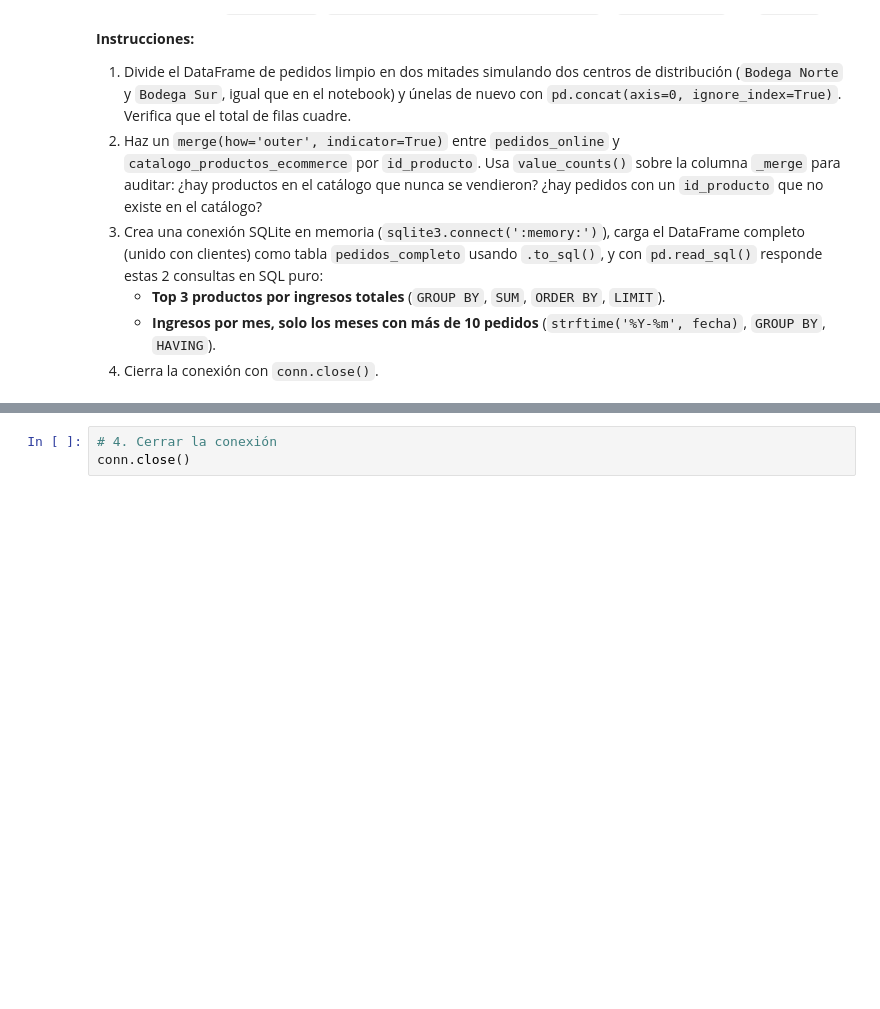
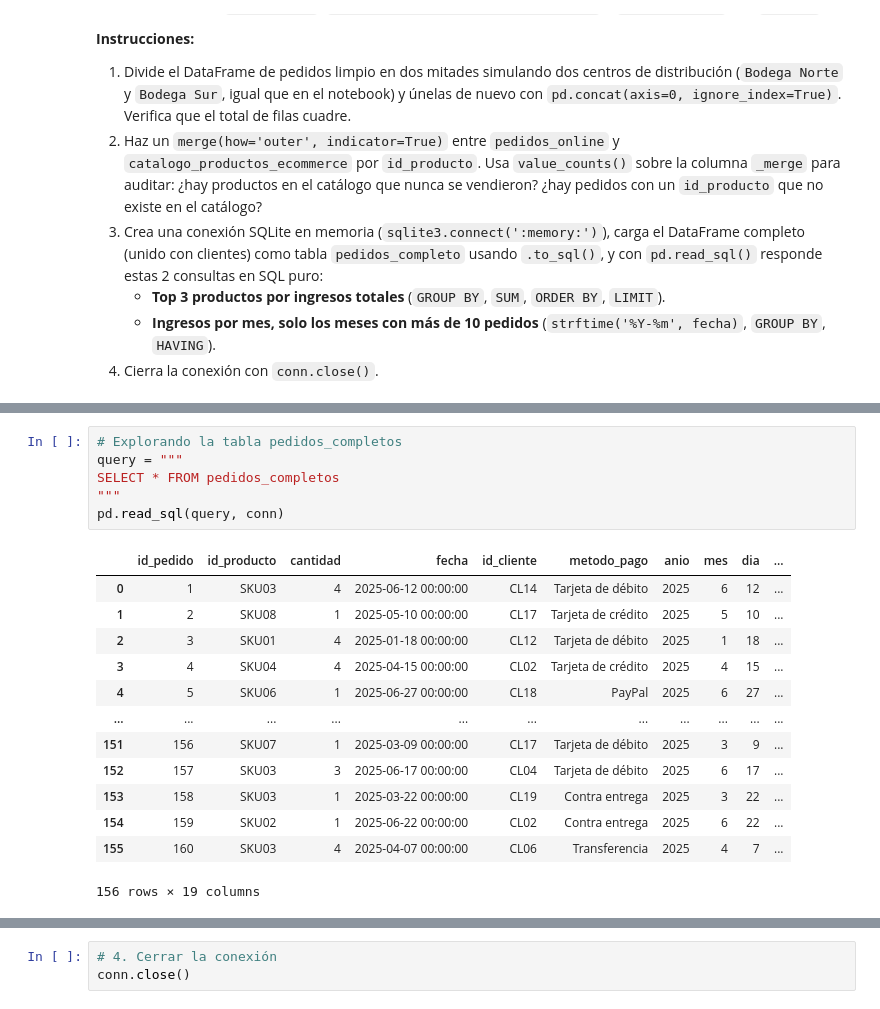
Before and after one commit to AmbarRocio-0127/Data_ScienceIA_Practicas, a Jupyter notebook: 4_Practica_IngenieriaDatos/Ejercicios_Practicos_Pandas.ipynb, the cells around one changed output, grey strips where cells are left out. Drawn from its saved outputs; the diff is of its cells as text; blank space fills up the shorter version.

```diff
--- a/4_Practica_IngenieriaDatos/Ejercicios_Practicos_Pandas.ipynb
+++ b/4_Practica_IngenieriaDatos/Ejercicios_Practicos_Pandas.ipynb
@@ -370,2 +428,22 @@ conn = sqlite3.connect(':memory:')
+# %%
+# Explorando la tabla pedidos_completos
+query = """
+SELECT * FROM pedidos_completos
+"""
+pd.read_sql(query, conn)
+# %% [output]
+|  | id_pedido | id_producto | cantidad | fecha | id_cliente | metodo_pago | anio | mes | dia | ... |
+| 0 | 1 | SKU03 | 4 | 2025-06-12 00:00:00 | CL14 | Tarjeta de débito | 2025 | 6 | 12 | ... |
+| 1 | 2 | SKU08 | 1 | 2025-05-10 00:00:00 | CL17 | Tarjeta de crédito | 2025 | 5 | 10 | ... |
+| 2 | 3 | SKU01 | 4 | 2025-01-18 00:00:00 | CL12 | Tarjeta de débito | 2025 | 1 | 18 | ... |
+| 3 | 4 | SKU04 | 4 | 2025-04-15 00:00:00 | CL02 | Tarjeta de crédito | 2025 | 4 | 15 | ... |
+| 4 | 5 | SKU06 | 1 | 2025-06-27 00:00:00 | CL18 | PayPal | 2025 | 6 | 27 | ... |
+| ... | ... | ... | ... | ... | ... | ... | ... | ... | ... | ... |
+| 151 | 156 | SKU07 | 1 | 2025-03-09 00:00:00 | CL17 | Tarjeta de débito | 2025 | 3 | 9 | ... |
+| 152 | 157 | SKU03 | 3 | 2025-06-17 00:00:00 | CL04 | Tarjeta de débito | 2025 | 6 | 17 | ... |
+| 153 | 158 | SKU03 | 1 | 2025-03-22 00:00:00 | CL19 | Contra entrega | 2025 | 3 | 22 | ... |
+| 154 | 159 | SKU02 | 1 | 2025-06-22 00:00:00 | CL02 | Contra entrega | 2025 | 6 | 22 | ... |
+| 155 | 160 | SKU03 | 4 | 2025-04-07 00:00:00 | CL06 | Transferencia | 2025 | 4 | 7 | ... |
+156 rows × 19 columns
 # %%
 # 3a. Top 3 productos por ingresos totales (SQL)
```
Also changed, not shown: parts of 15 cells of this notebook.
